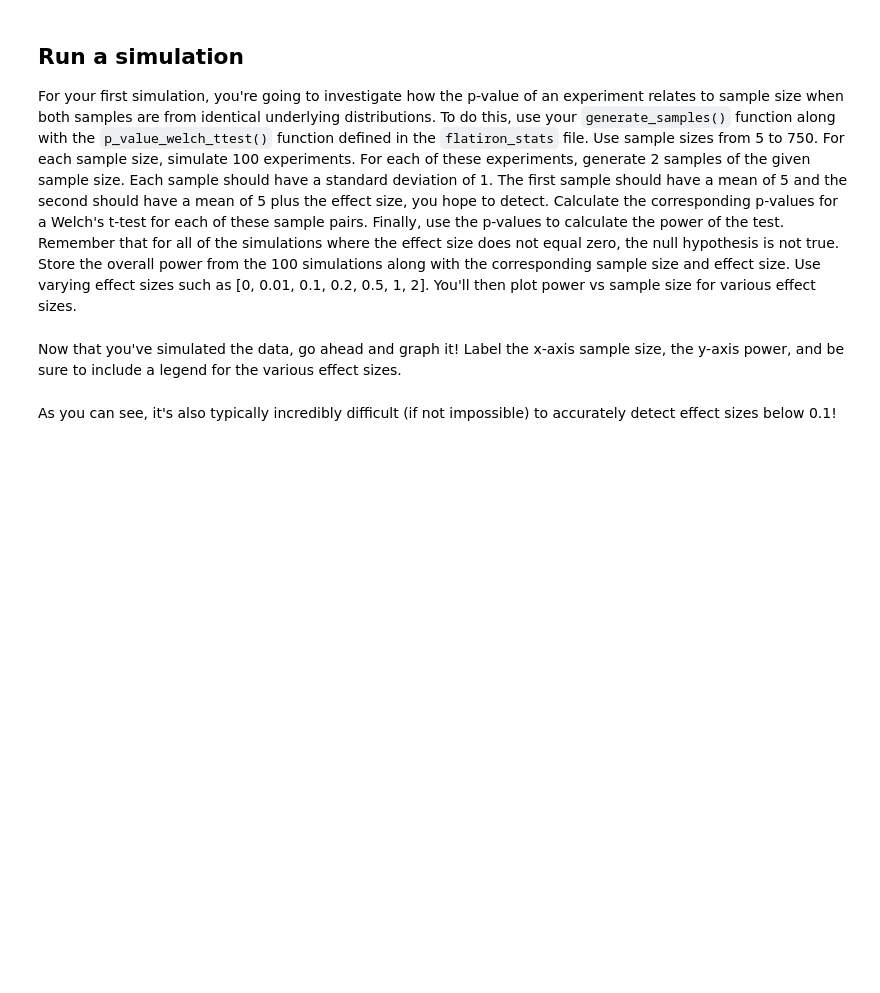
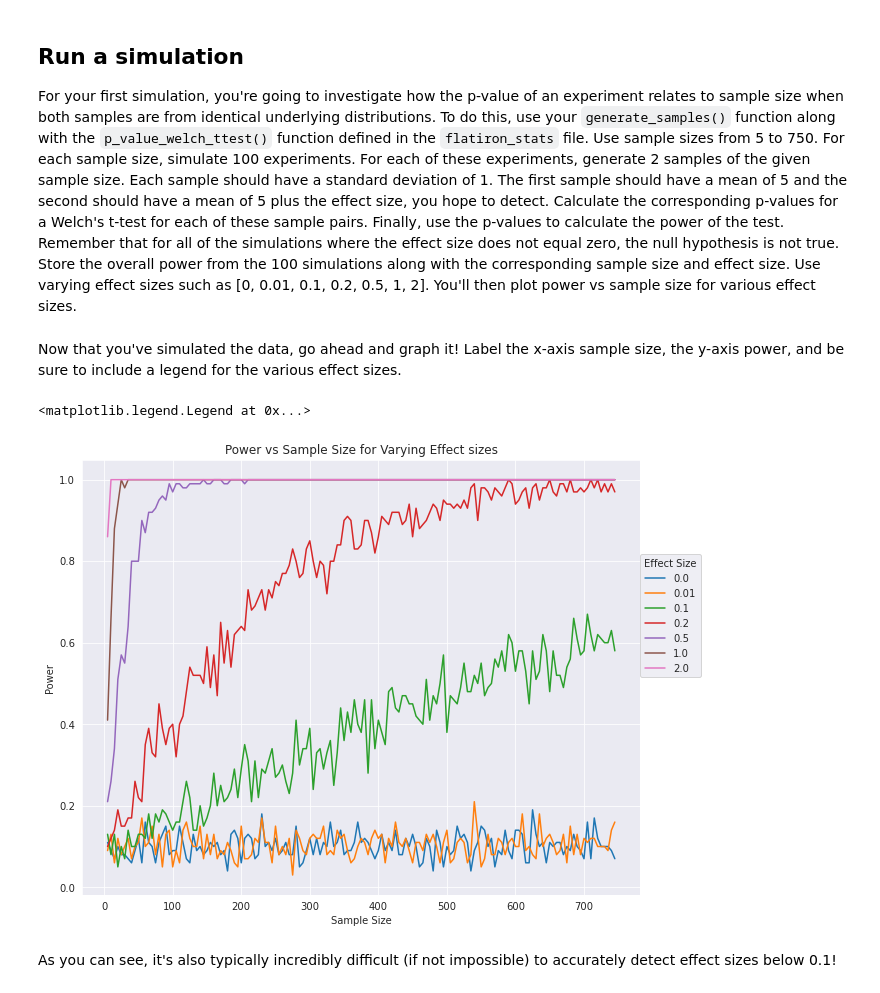
Before and after one commit to dendar/dsc-effect-sizes-pvalues-and-power-lab, a Jupyter notebook: index.ipynb, the cells around one changed output. Cells and saved outputs as stored; diff of their text form; code cells hidden in the pictures; blank space fills up the shorter version.

```diff
--- a/index.ipynb
+++ b/index.ipynb
@@ -39,6 +40,9 @@ Before you start running simulations, it will be useful to have a helper functio
 import numpy as np
 def generate_samples(m1, s1, n1, m2, s2, n2):
     # Your code here; have the function create two random samples using the input parameters
+    sample1 = np.random.normal(loc =m1, scale =s1, size = n1)
+    sample2 = np.random.normal(loc =m2, scale =s2, size = n2)
+
     return sample1, sample2
 # %% [markdown]
 ## Run a simulation
@@ -62,2 +57,25 @@ sns.set_style('darkgrid')
+# %%
+# Your code here
+p_vs_e_n = {}
+
+alpha = 0.05
+for effect_size in [0, 0.01, 0.1, 0.2, 0.5, 1, 2]:
+    n_vs_p = {}
+
+    for n in range(5,750,5):
+        p_vals = []
+        for i in range(100):
+            sample1,sample2 =generate_samples(m1=5, s1=1, n1=n, m2=5+effect_size, s2=1, n2=n)
+            p = p_value_welch_ttest(sample1, sample2)
+            p_vals.append(p)
+        n_vs_p[n] = np.sum([1 for p in p_vals if p<alpha])/len(p_vals)
+    p_vs_e_n[effect_size] = n_vs_p
+
+# Pseudo code outline
+# for effect size:
+#     for sample_size:
+#         perform 100 simulations
+#         calculate power
+#         store effect_size, sample_size, power for simulations
 # %% [markdown]
 Now that you've simulated the data, go ahead and graph it! Label the x-axis sample size, the y-axis power, and be sure to include a legend for the various effect sizes.
@@ -66,3 +82,14 @@ Now that you've simulated the data, go ahead and graph it! Label the x-axis samp
+# %%
+# Your code here
+df = pd.DataFrame.from_dict(p_vs_e_n)
+df.plot(figsize=(10, 8))
+plt.title('Power vs Sample Size for Varying Effect sizes')
+plt.xlabel('Sample Size')
+plt.ylabel('Power')
+plt.legend(title='Effect Size', loc=(1, 0.5))
+# %% [output]
+<matplotlib.legend.Legend at 0x...>
+[figure, added]
 # %% [markdown]
 As you can see, it's also typically incredibly difficult (if not impossible) to accurately detect effect sizes below 0.1!
 # %% [markdown]
```
Also changed, not shown: parts of 3 cells of this notebook.
